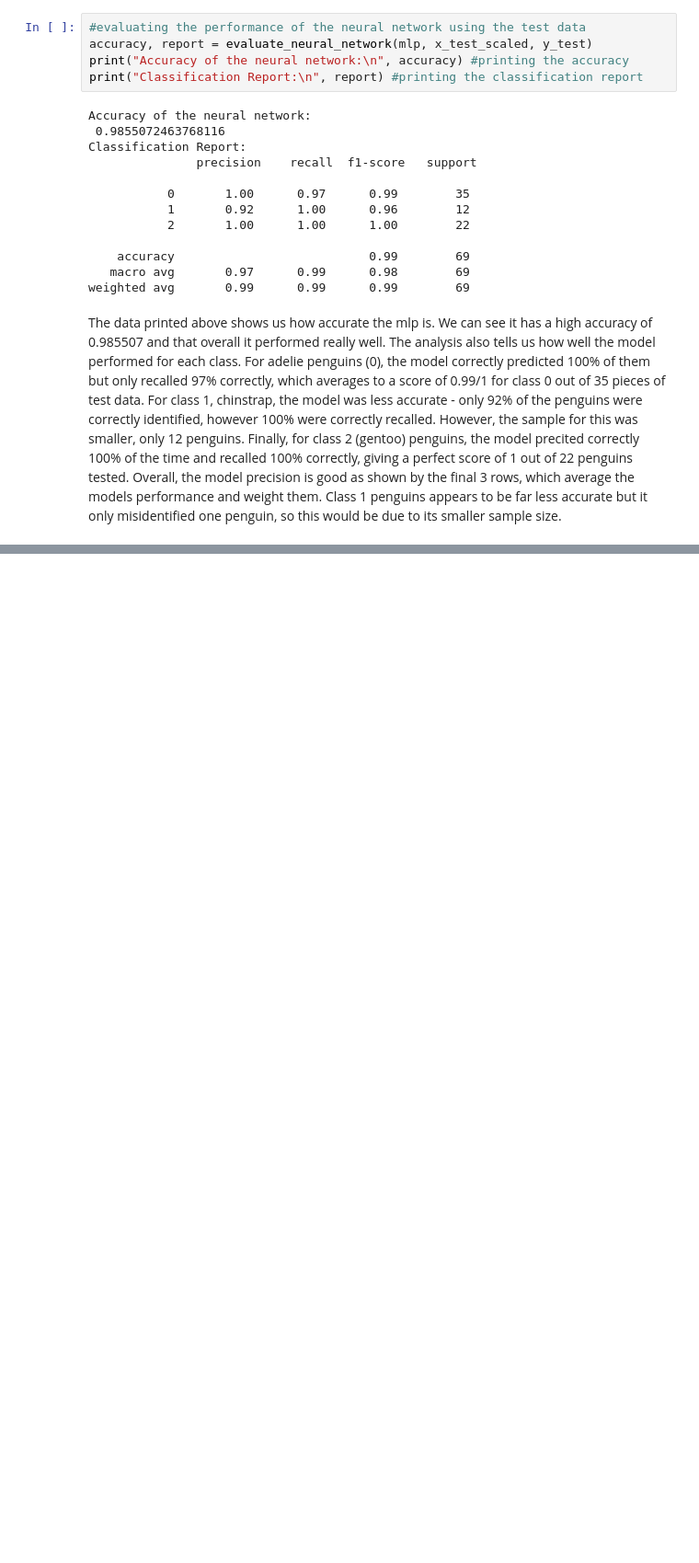
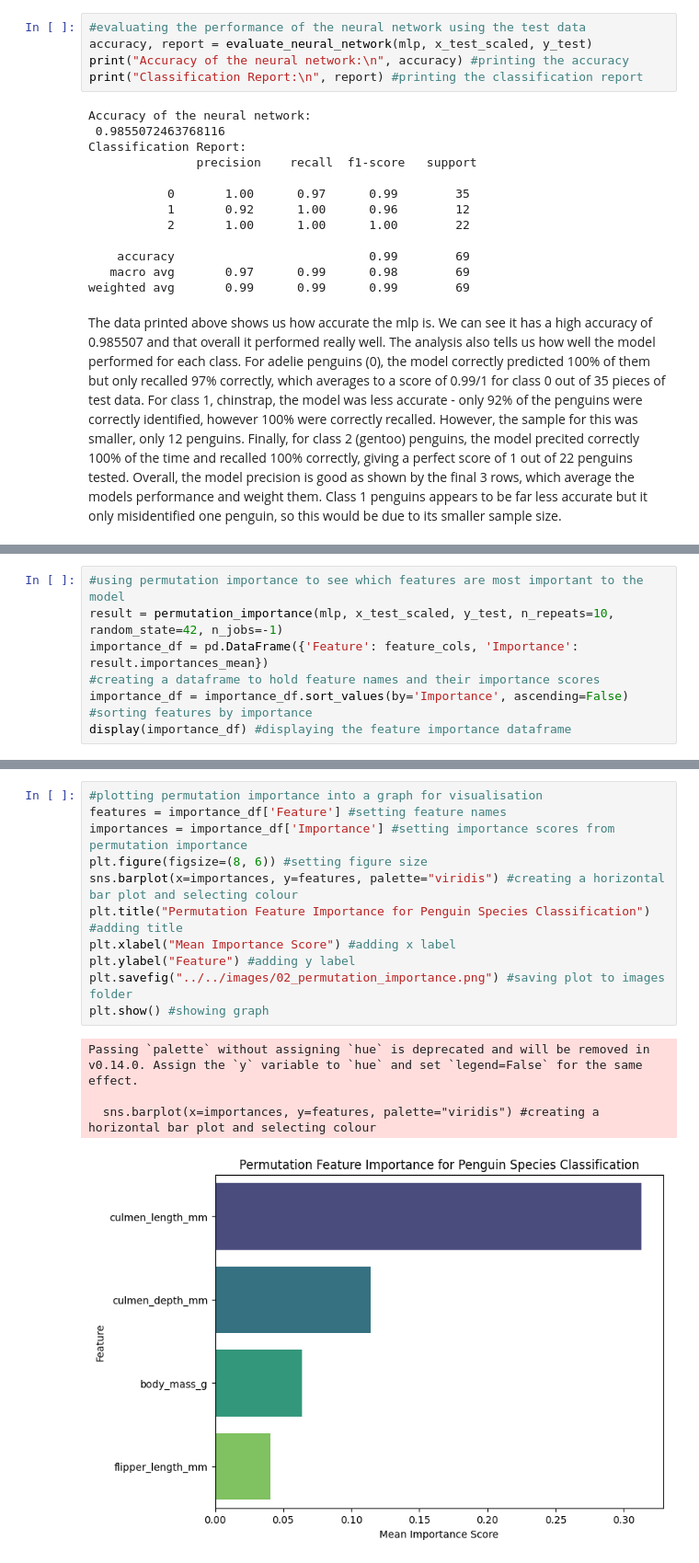
Before and after one commit to up2055783/ACT-Coursework, a Jupyter notebook: py/Q2_folder/02-question-2.ipynb, the cells around one changed output, grey strips where cells are left out. Shown at 92% size. Cells and saved outputs as stored; diff of their text form; blank space fills up the shorter version.

```diff
--- a/py/Q2_folder/02-question-2.ipynb
+++ b/py/Q2_folder/02-question-2.ipynb
@@ -110,0 +116,7 @@ plt.show()
+# %%
+#using permutation importance to see which features are most important to the model
+result = permutation_importance(mlp, x_test_scaled, y_test, n_repeats=10, random_state=42, n_jobs=-1)
+importance_df = pd.DataFrame({'Feature': feature_cols, 'Importance': result.importances_mean})
+#creating a dataframe to hold feature names and their importance scores
+importance_df = importance_df.sort_values(by='Importance', ascending=False) #sorting features by importance
+display(importance_df) #displaying the feature importance dataframe
@@ -110,0 +129,16 @@ plt.show()
+# %%
+#plotting permutation importance into a graph for visualisation
+features = importance_df['Feature'] #setting feature names
+importances = importance_df['Importance'] #setting importance scores from permutation importance
+plt.figure(figsize=(8, 6)) #setting figure size
+sns.barplot(x=importances, y=features, palette="viridis") #creating a horizontal bar plot and selecting colour
+plt.title("Permutation Feature Importance for Penguin Species Classification") #adding title
+plt.xlabel("Mean Importance Score") #adding x label
+plt.ylabel("Feature") #adding y label
+plt.savefig("../../images/02_permutation_importance.png") #saving plot to images folder
+plt.show() #showing graph
+# %% [output]
+Passing `palette` without assigning `hue` is deprecated and will be removed in v0.14.0. Assign the `y` variable to `hue` and set `legend=False` for the same effect.
+
+  sns.barplot(x=importances, y=features, palette="viridis") #creating a horizontal bar plot and selecting colour
+[figure, added]
```
Also changed, not shown: parts of 10 cells of this notebook.
